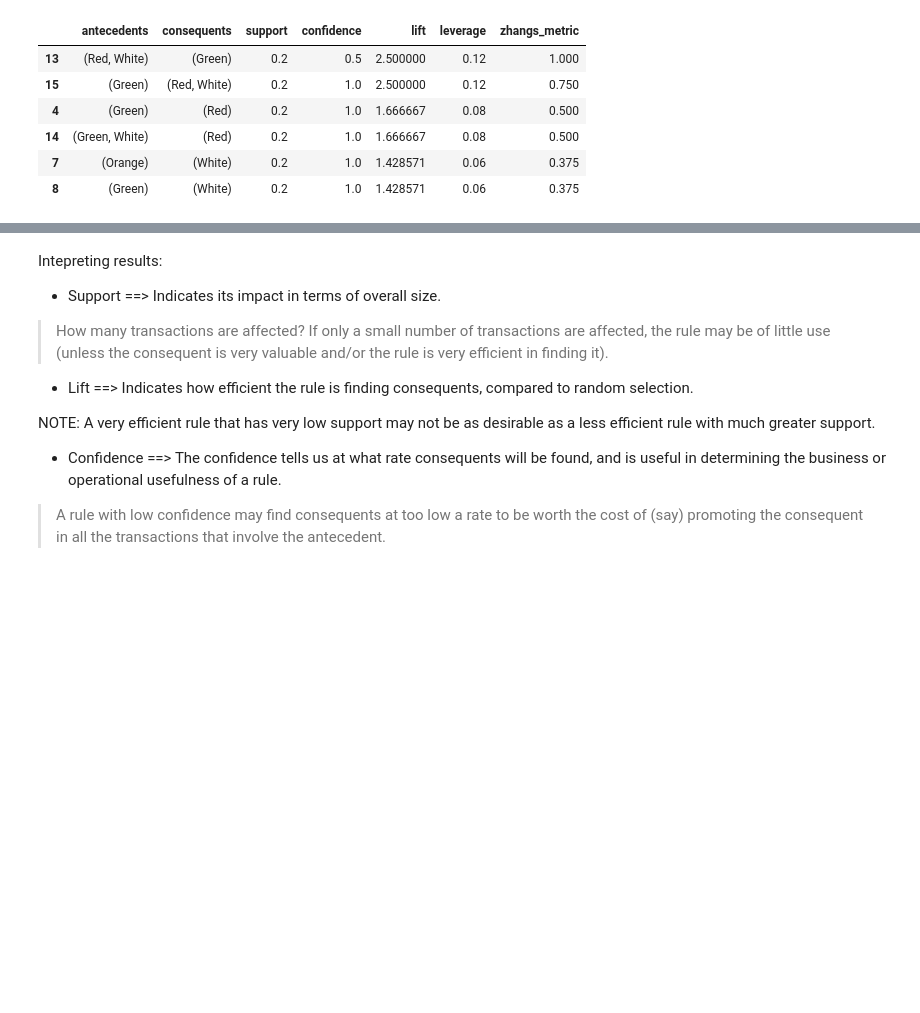
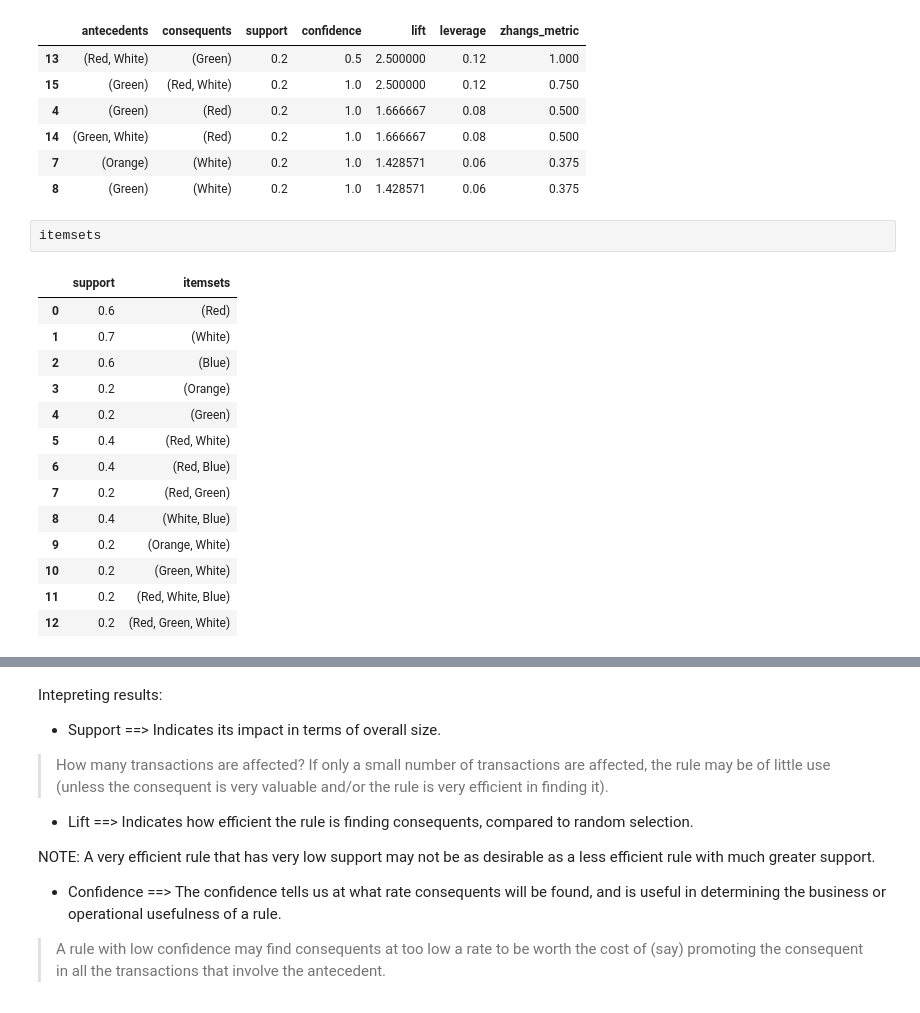
Before and after one commit to bahategar/Preparation, a Jupyter notebook: DataAnalytics/DataMining/Apriori_algorithm.ipynb, the cells around one changed output, grey strips where cells are left out. Saved outputs shown, nothing was run; the diff lists cells and outputs as text; blank space fills up the shorter version.

```diff
--- a/DataAnalytics/DataMining/Apriori_algorithm.ipynb
+++ b/DataAnalytics/DataMining/Apriori_algorithm.ipynb
@@ -56,3 +56,20 @@ rules.sort_values(by=['lift'], ascending=False)\
 | 14 | (Green, White) | (Red) | 0.2 | 1.0 | 1.666667 | 0.08 | 0.500 |
 | 7 | (Orange) | (White) | 0.2 | 1.0 | 1.428571 | 0.06 | 0.375 |
 | 8 | (Green) | (White) | 0.2 | 1.0 | 1.428571 | 0.06 | 0.375 |
+# %%
+itemsets
+# %% [output]
+|  | support | itemsets |
+| 0 | 0.6 | (Red) |
+| 1 | 0.7 | (White) |
+| 2 | 0.6 | (Blue) |
+| 3 | 0.2 | (Orange) |
+| 4 | 0.2 | (Green) |
+| 5 | 0.4 | (Red, White) |
+| 6 | 0.4 | (Red, Blue) |
+| 7 | 0.2 | (Red, Green) |
+| 8 | 0.4 | (White, Blue) |
+| 9 | 0.2 | (Orange, White) |
+| 10 | 0.2 | (Green, White) |
+| 11 | 0.2 | (Red, White, Blue) |
+| 12 | 0.2 | (Red, Green, White) |
```
Also changed, not shown: parts of 1 cell of this notebook, 2 other files.
